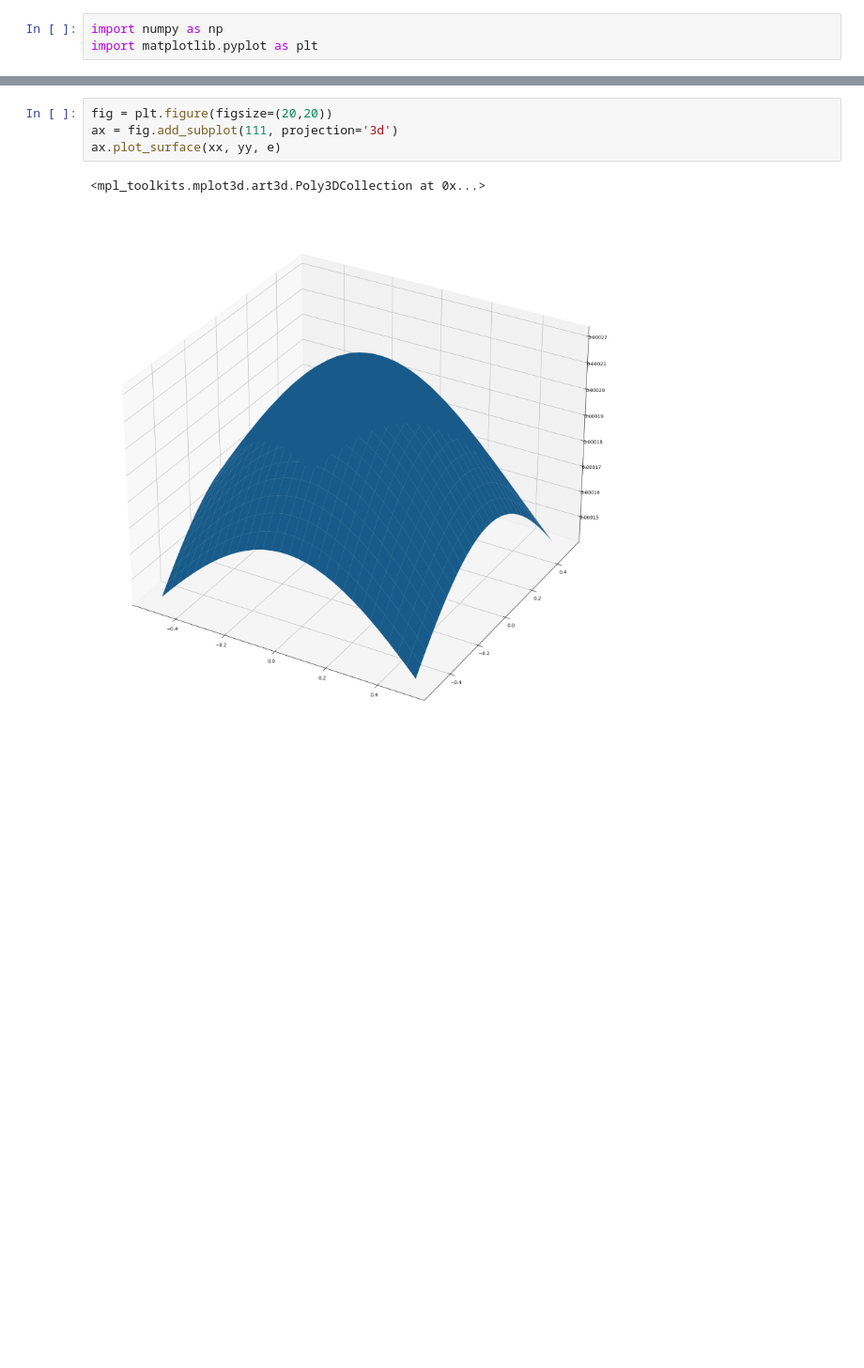
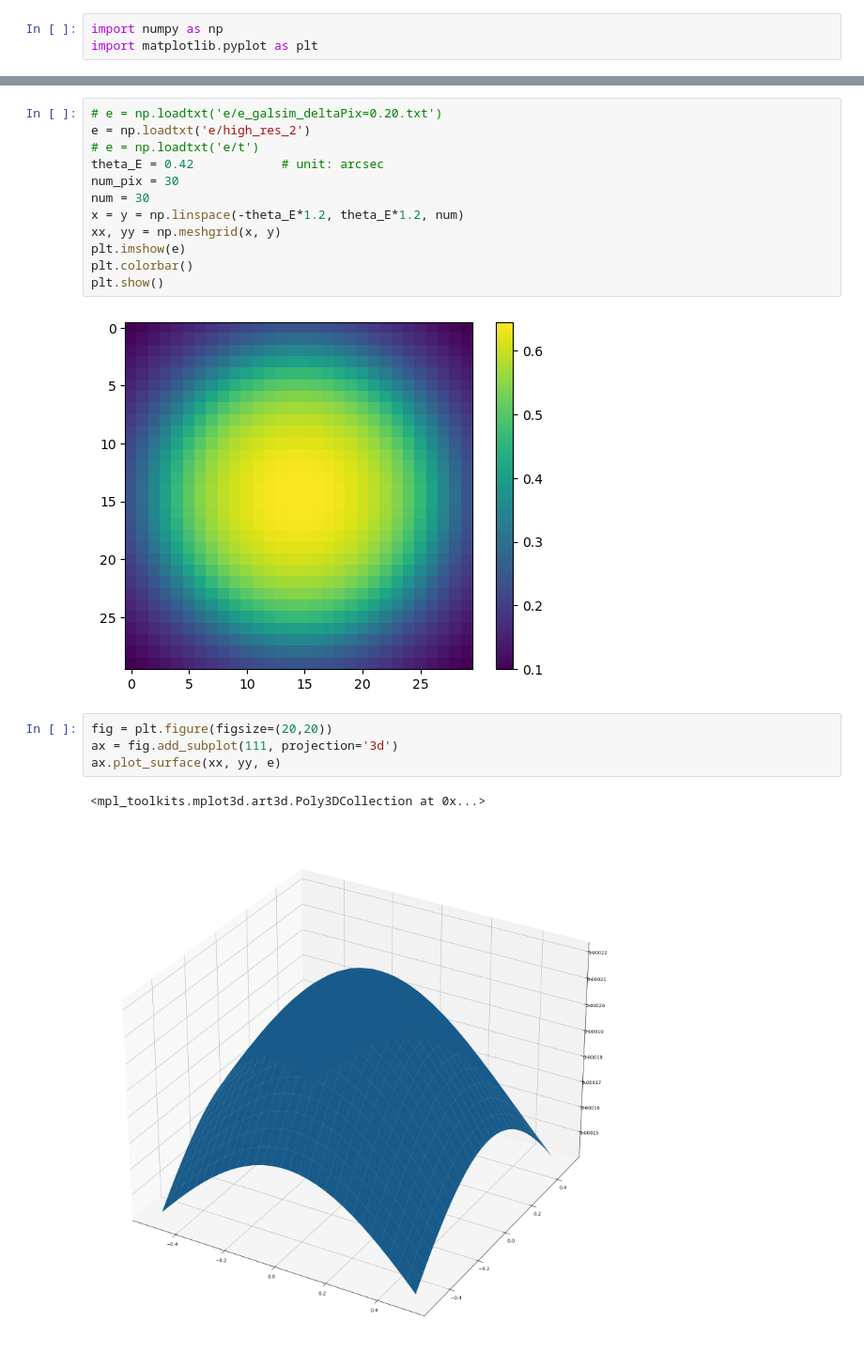
Before and after one commit to MeloDi-23/lenstronomy-image-mock, a Jupyter notebook: plot_e_result.ipynb, the cells around one changed output, grey strips where cells are left out. Shown at 94% size. Cells and saved outputs as stored; diff of their text form; blank space fills up the shorter version.

```diff
--- a/plot_e.ipynb
+++ b/plot_e_result.ipynb
@@ -18,3 +18,17 @@ plt.savefig('./test')
+# %%
+# e = np.loadtxt('e/e_galsim_deltaPix=0.20.txt')
+e = np.loadtxt('e/high_res_2')
+# e = np.loadtxt('e/t')
+theta_E = 0.42            # unit: arcsec
+num_pix = 30
+num = 30
+x = y = np.linspace(-theta_E*1.2, theta_E*1.2, num)
+xx, yy = np.meshgrid(x, y)
+plt.imshow(e)
+plt.colorbar()
+plt.show()
+# %% [output]
+[figure, added]
 # %%
 fig = plt.figure(figsize=(20,20))
 ax = fig.add_subplot(111, projection='3d')
```
Also changed, not shown: parts of 3 cells of this notebook, 14 other files.
